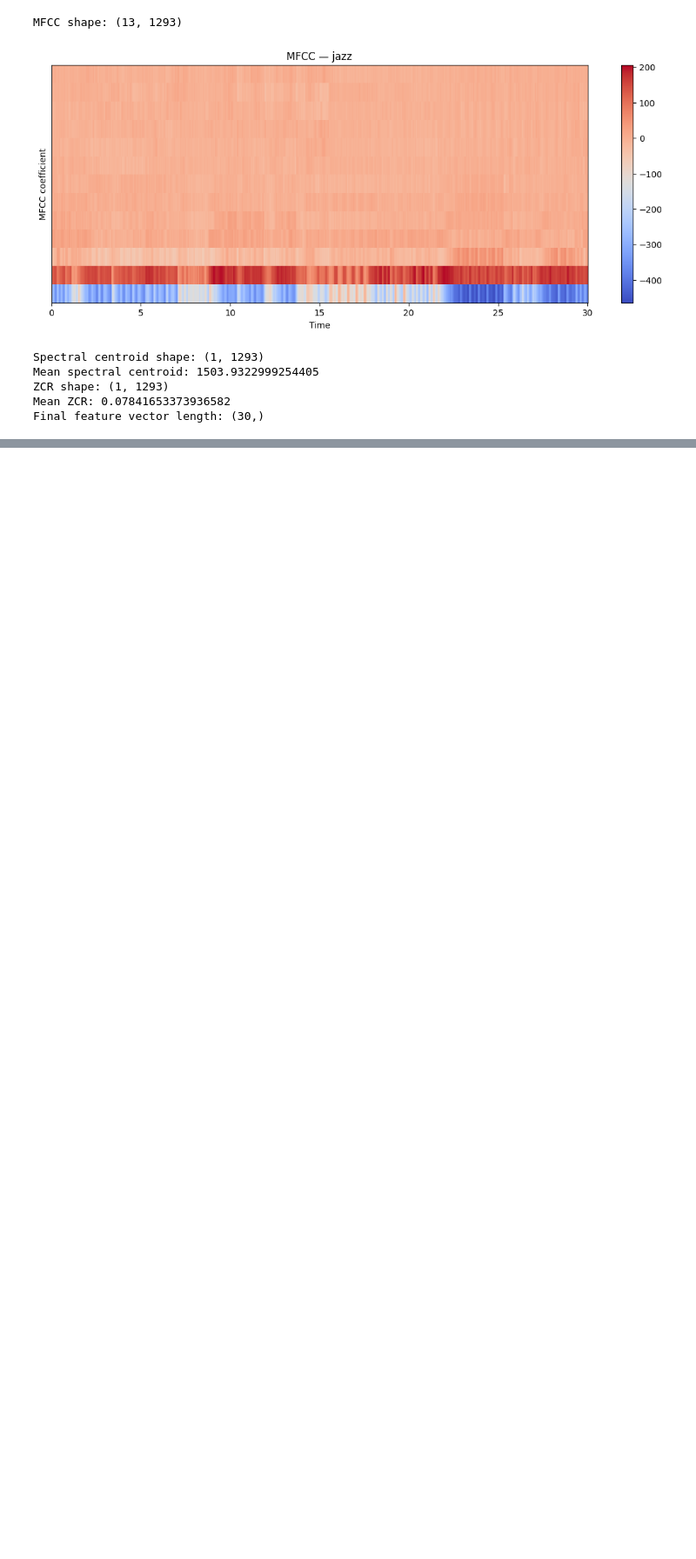
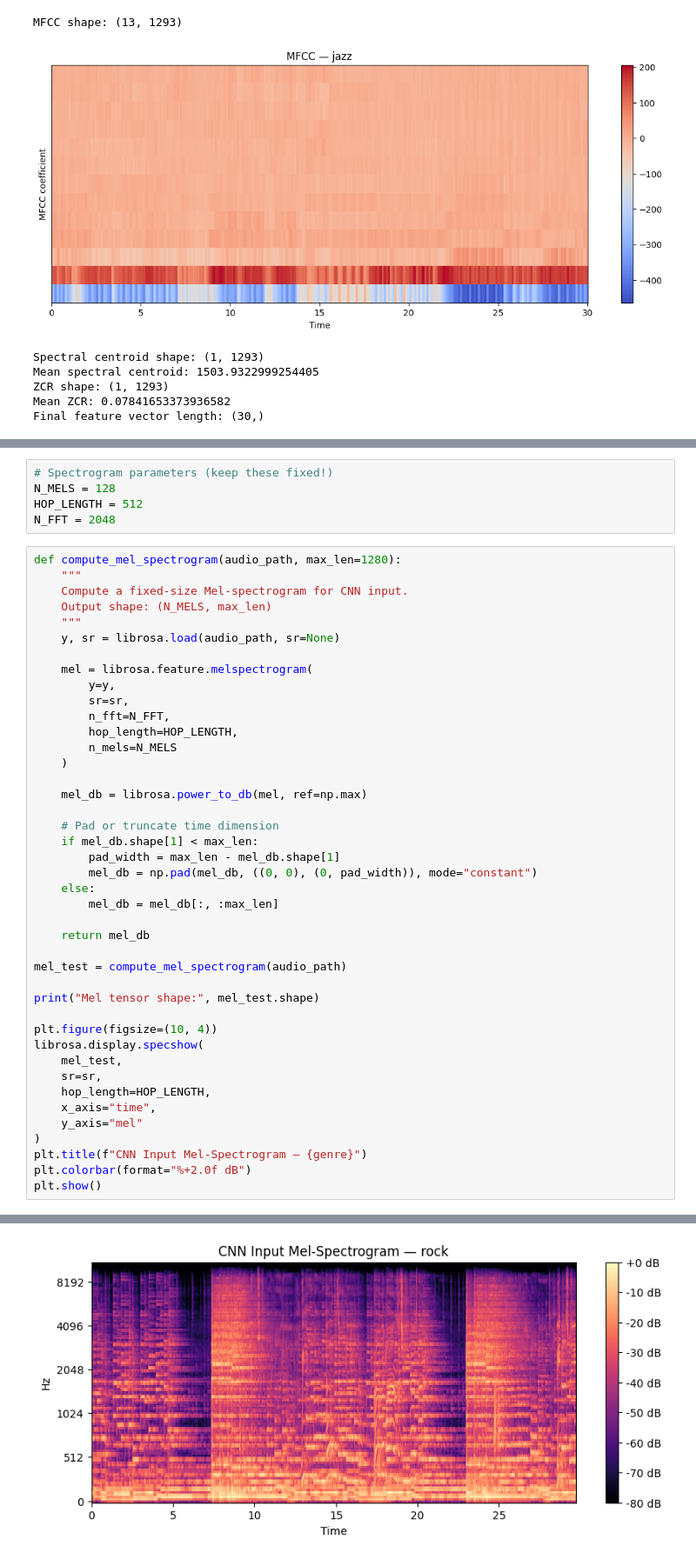
Before and after one commit to alexx99-hs/music-ml-lab, a Jupyter notebook: 01_audio_representation/genre_classification.ipynb, the cells around one changed output, grey strips where cells are left out. Shown at 87% size. Drawn from its saved outputs; the diff is of its cells as text; blank space fills up the shorter version.

```diff
--- a/01_audio_representation/genre_classification.ipynb
+++ b/01_audio_representation/genre_classification.ipynb
@@ -210,0 +380,48 @@ Final feature vector length: (30,)
+# %%
+# Spectrogram parameters (keep these fixed!)
+N_MELS = 128
+HOP_LENGTH = 512
+N_FFT = 2048
+# %%
+def compute_mel_spectrogram(audio_path, max_len=1280):
+    """
+    Compute a fixed-size Mel-spectrogram for CNN input.
+    Output shape: (N_MELS, max_len)
+    """
+    y, sr = librosa.load(audio_path, sr=None)
+
+    mel = librosa.feature.melspectrogram(
+        y=y,
+        sr=sr,
+        n_fft=N_FFT,
+        hop_length=HOP_LENGTH,
+        n_mels=N_MELS
+    )
+
+    mel_db = librosa.power_to_db(mel, ref=np.max)
+
+    # Pad or truncate time dimension
+    if mel_db.shape[1] < max_len:
+        pad_width = max_len - mel_db.shape[1]
+        mel_db = np.pad(mel_db, ((0, 0), (0, pad_width)), mode="constant")
+    else:
+        mel_db = mel_db[:, :max_len]
+
+    return mel_db
+
+mel_test = compute_mel_spectrogram(audio_path)
+
+print("Mel tensor shape:", mel_test.shape)
+
+plt.figure(figsize=(10, 4))
+librosa.display.specshow(
+    mel_test,
+    sr=sr,
+    hop_length=HOP_LENGTH,
+    x_axis="time",
+    y_axis="mel"
+)
+plt.title(f"CNN Input Mel-Spectrogram — {genre}")
+plt.colorbar(format="%+2.0f dB")
+plt.show()
+# %% [output]
@@ -210,0 +429 @@ Final feature vector length: (30,)
+[figure, added]
```
Also changed, not shown: parts of 11 cells of this notebook.
